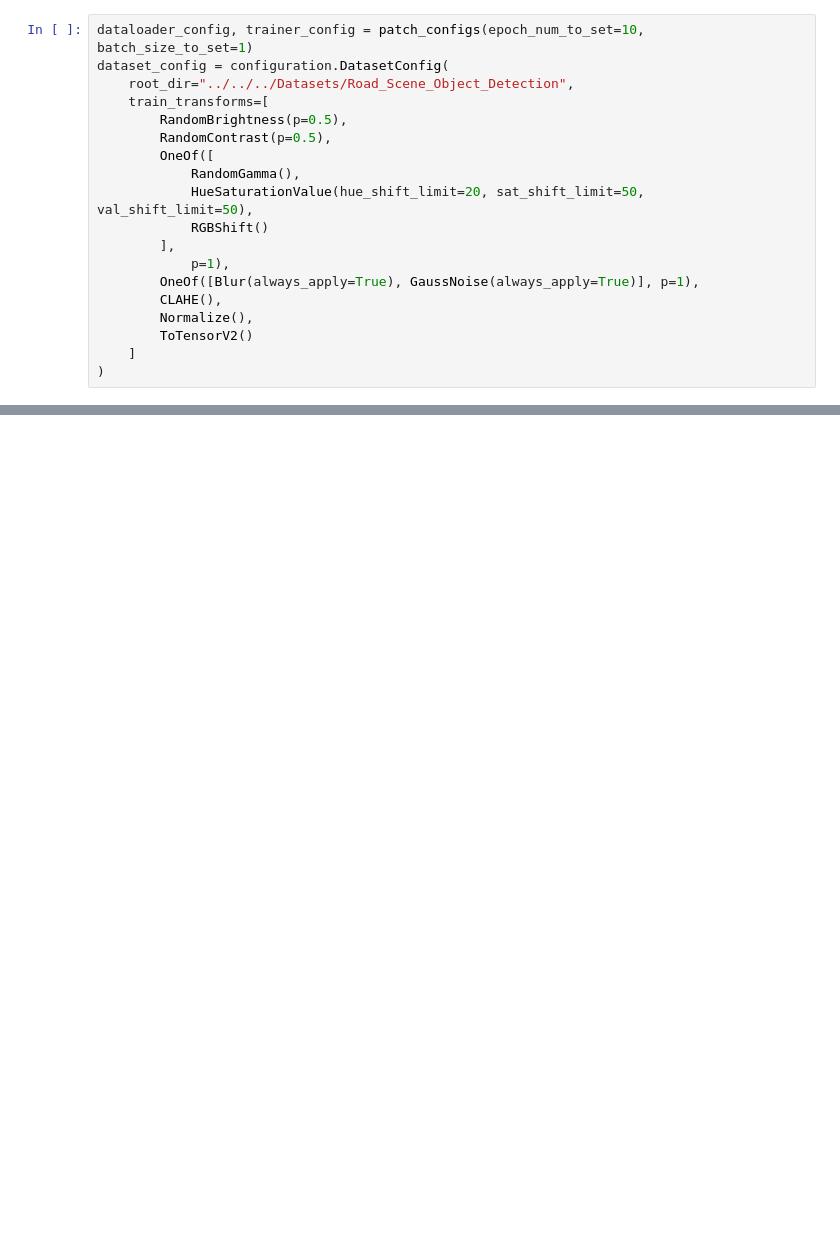
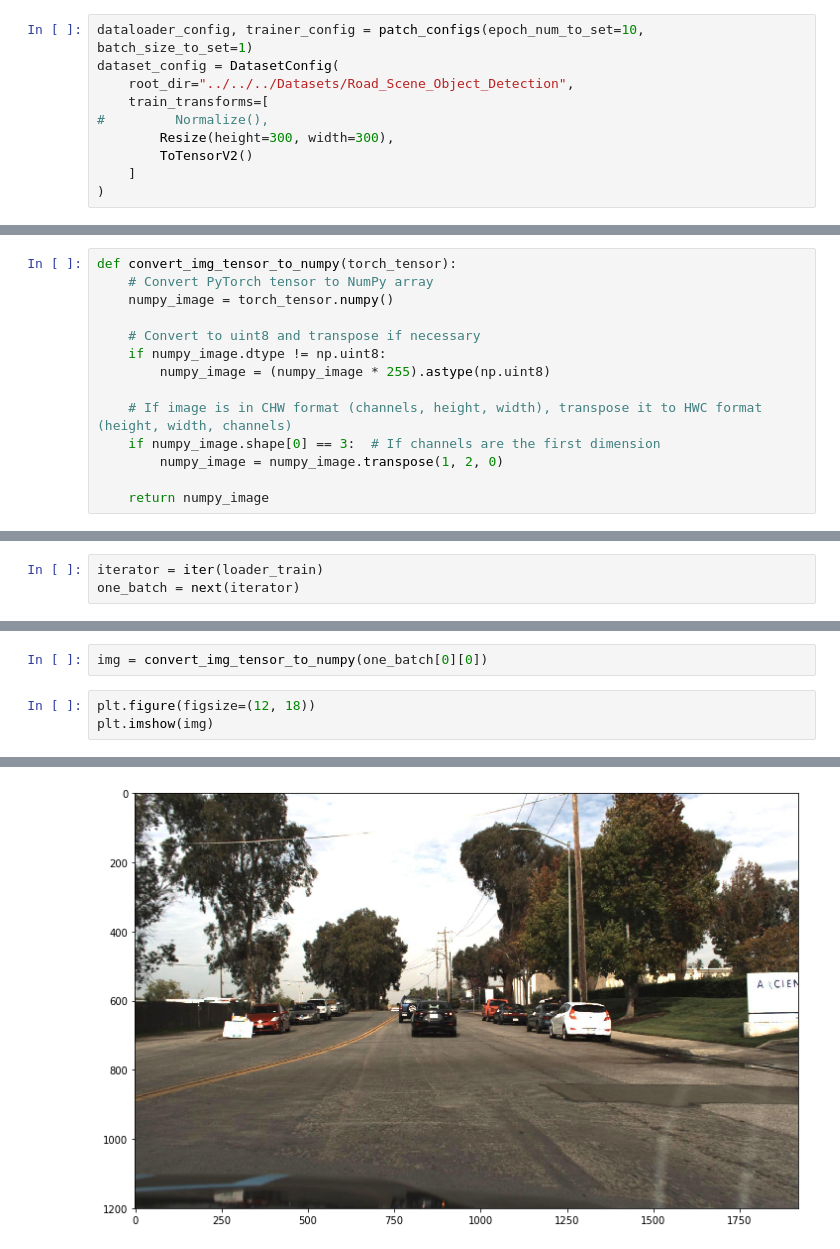
Before and after one commit to rahulsud48/SSD_Detector_for_road_training, a Jupyter notebook: SSD_Trainer/custom_data_loader.ipynb, the cells around one changed output, grey strips where cells are left out. Cells and saved outputs as stored; diff of their text form; blank space fills up the shorter version.

```diff
--- a/SSD_Trainer/custom_data_loader.ipynb
+++ b/SSD_Trainer/custom_data_loader.ipynb
@@ -147,19 +216,10 @@ NameError: name 'TrainerConfig' is not defined
 # %%
 dataloader_config, trainer_config = patch_configs(epoch_num_to_set=10, batch_size_to_set=1)
-dataset_config = configuration.DatasetConfig(
+dataset_config = DatasetConfig(
     root_dir="../../../Datasets/Road_Scene_Object_Detection",
     train_transforms=[
-        RandomBrightness(p=0.5),
-        RandomContrast(p=0.5),
-        OneOf([
-            RandomGamma(),
-            HueSaturationValue(hue_shift_limit=20, sat_shift_limit=50, val_shift_limit=50),
-            RGBShift()
-        ],
-            p=1),
-        OneOf([Blur(always_apply=True), GaussNoise(always_apply=True)], p=1),
-        CLAHE(),
-        Normalize(),
+#         Normalize(),
+        Resize(height=300, width=300),
         ToTensorV2()
     ]
 )
@@ -202,0 +273,14 @@ NameError: name 'dataset_config' is not defined
+# %%
+def convert_img_tensor_to_numpy(torch_tensor):
+    # Convert PyTorch tensor to NumPy array
+    numpy_image = torch_tensor.numpy()
+
+    # Convert to uint8 and transpose if necessary
+    if numpy_image.dtype != np.uint8:
+        numpy_image = (numpy_image * 255).astype(np.uint8)
+
+    # If image is in CHW format (channels, height, width), transpose it to HWC format (height, width, channels)
+    if numpy_image.shape[0] == 3:  # If channels are the first dimension
+        numpy_image = numpy_image.transpose(1, 2, 0)
+
+    return numpy_image
@@ -202,0 +312,3 @@ NameError: name 'dataset_config' is not defined
+# %%
+iterator = iter(loader_train)
+one_batch = next(iterator)
@@ -202,0 +354,6 @@ NameError: name 'dataset_config' is not defined
+# %%
+img = convert_img_tensor_to_numpy(one_batch[0][0])
+# %%
+plt.figure(figsize=(12, 18))
+plt.imshow(img)
+# %% [output]
@@ -202,0 +361 @@ NameError: name 'dataset_config' is not defined
+[figure, added]
```
Also changed, not shown: parts of 15 cells of this notebook, 7 other files.
